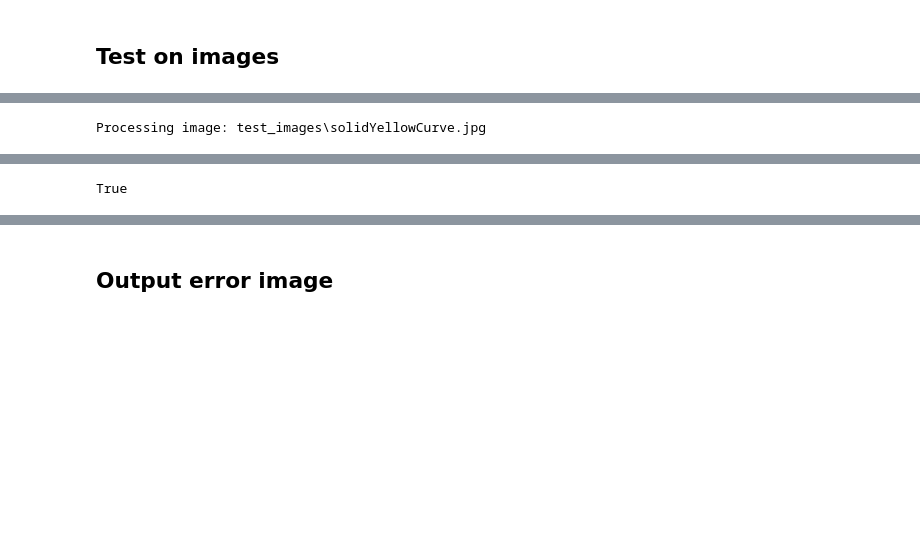
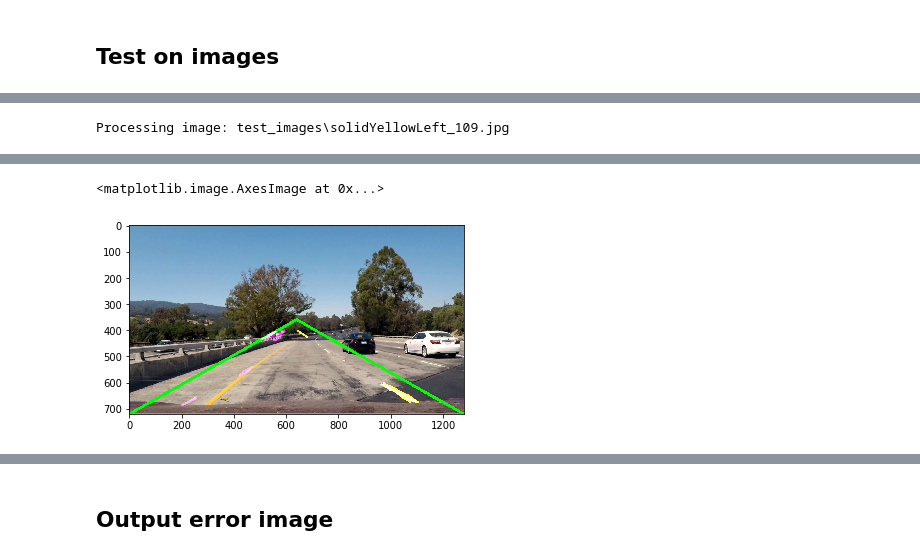
Before and after one commit to YouYueHuang/SelfDrivingCarProjects, a Jupyter notebook: CarND-LaneLines-P1-master/P1.ipynb, the cells around one changed output, grey strips where cells are left out. Drawn from its saved outputs; the diff is of its cells as text; code cells hidden in the pictures; blank space fills up the shorter version.

Commit message:
test parameters manually

```diff
--- a/CarND-LaneLines-P1-master/P1.ipynb
+++ b/CarND-LaneLines-P1-master/P1.ipynb
@@ -355,11 +369,18 @@ img_obj.right_length_lowerbound = 0.0
 # %%
-test_img = test_images[2]
-
+test_img = test_images[6]
+img_obj.houghLine_para = { "rho": 1, "theta": np.pi/180, "threshold": 15, "min_line_len": 35, "max_line_gap": 3}
+img_obj.left_slope_upperbound = -0.4; img_obj.left_slope_lowerbound = -3.0
+img_obj.right_slope_upperbound = 3.0; img_obj.right_slope_lowerbound = 0.3
+img_obj.left_intercept_upperbound =  1200.0; img_obj.left_intercept_lowerbound = 560.0
+img_obj.right_intercept_upperbound = 300.0; img_obj.right_intercept_lowerbound = -150.0
+img_obj.left_distance_upperbound = 300.0; img_obj.left_distance_lowerbound = 30.0
+img_obj.right_distance_upperbound = 300.0; img_obj.right_distance_lowerbound = 30.0
 print('Processing image: {}'.format(test_img))
 out_path = join('test_images_output', basename(test_img))
 
 in_image = cv2.cvtColor(cv2.imread(test_img, cv2.IMREAD_COLOR), cv2.COLOR_BGR2RGB)
 out_image = img_obj.process_image(in_image)
 img_obj.Output_img(out_path, out_image)
+plt.imshow(out_image)
 # %% [output]
-Processing image: test_images\solidYellowCurve.jpg
+Processing image: test_images\solidYellowLeft_109.jpg
@@ -367 +387,2 @@ Processing image: test_images\solidYellowCurve.jpg
-True
+<matplotlib.image.AxesImage at 0x...>
+[figure, added]
```
Also changed, not shown: parts of 16 cells of this notebook, 21 other files.
